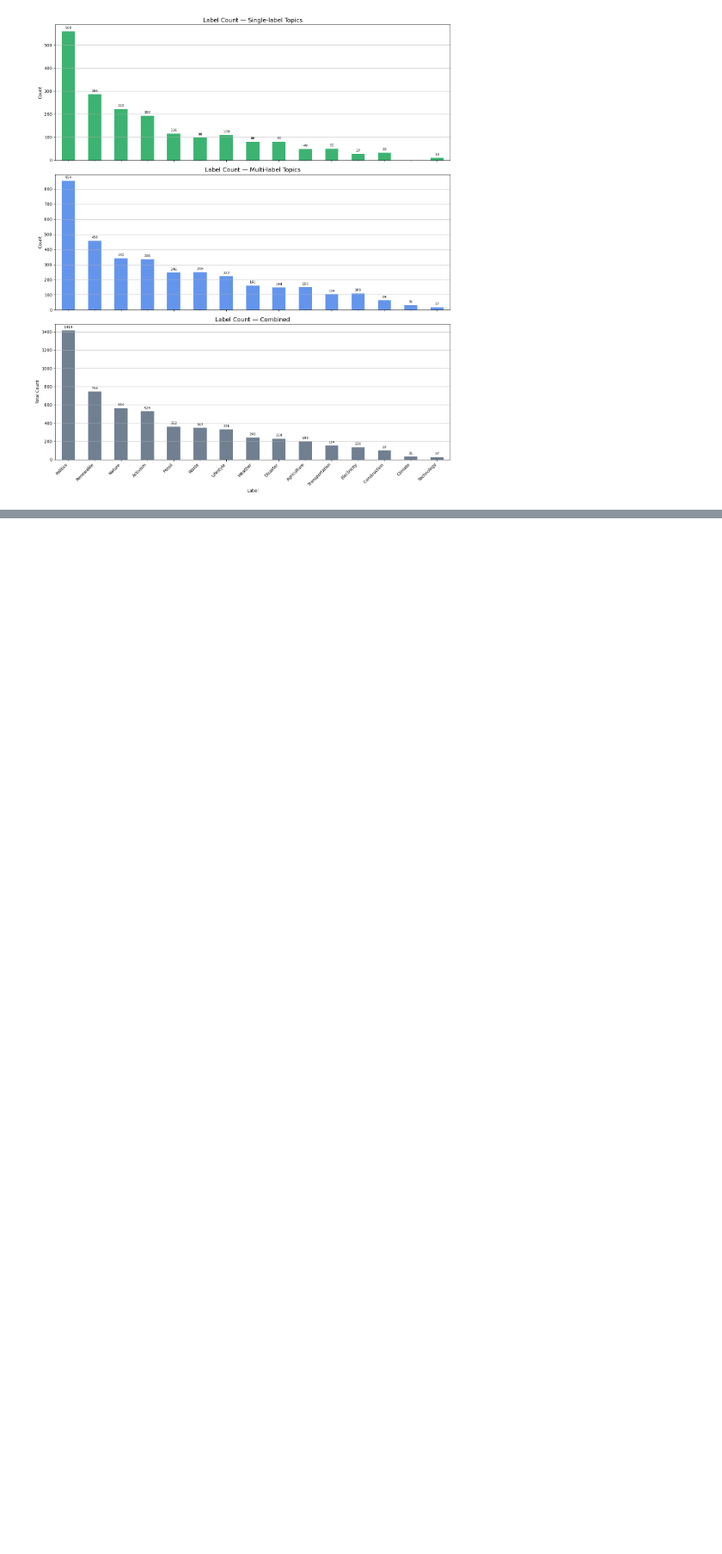
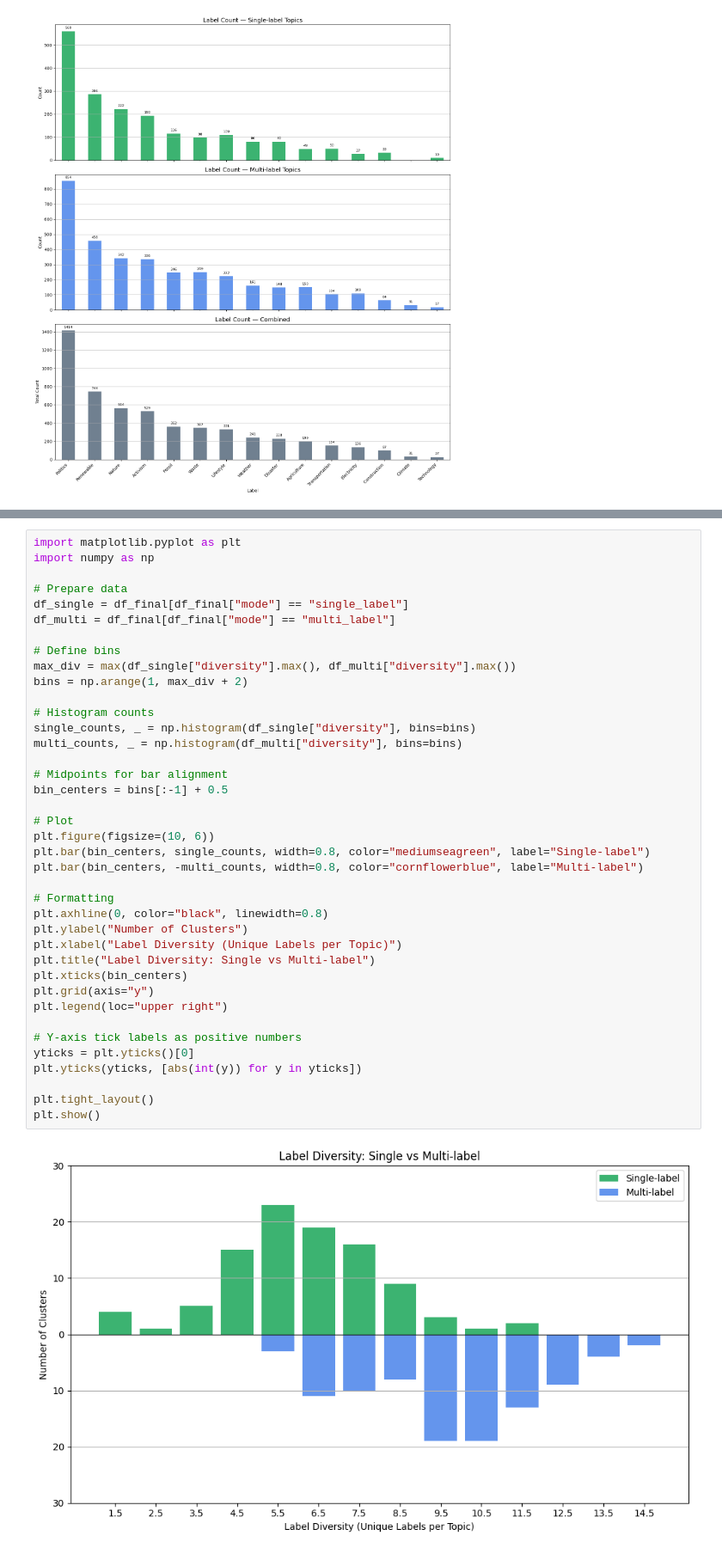
Before and after one commit to TobiasMichelsen/Climate-Discourse-on-Bluesky---Bachelor-Project, a Jupyter notebook: EDA/GPT_EDA/Label_Distributions.ipynb, the cells around one changed output, grey strips where cells are left out. Shown: that part at 86% size. Drawn from its saved outputs; the diff is of its cells as text; blank space fills up the shorter version.

```diff
--- a/EDA/GPT_EDA/Label_Distributions.ipynb
+++ b/EDA/GPT_EDA/Label_Distributions.ipynb
@@ -289,0 +334,41 @@ plt.show()
+# %%
+import matplotlib.pyplot as plt
+import numpy as np
+
+# Prepare data
+df_single = df_final[df_final["mode"] == "single_label"]
+df_multi = df_final[df_final["mode"] == "multi_label"]
+
+# Define bins
+max_div = max(df_single["diversity"].max(), df_multi["diversity"].max())
+bins = np.arange(1, max_div + 2)
+
+# Histogram counts
+single_counts, _ = np.histogram(df_single["diversity"], bins=bins)
+multi_counts, _ = np.histogram(df_multi["diversity"], bins=bins)
+
+# Midpoints for bar alignment
+bin_centers = bins[:-1] + 0.5
+
+# Plot
+plt.figure(figsize=(10, 6))
+plt.bar(bin_centers, single_counts, width=0.8, color="mediumseagreen", label="Single-label")
+plt.bar(bin_centers, -multi_counts, width=0.8, color="cornflowerblue", label="Multi-label")
+
+# Formatting
+plt.axhline(0, color="black", linewidth=0.8)
+plt.ylabel("Number of Clusters")
+plt.xlabel("Label Diversity (Unique Labels per Topic)")
+plt.title("Label Diversity: Single vs Multi-label")
+plt.xticks(bin_centers)
+plt.grid(axis="y")
+plt.legend(loc="upper right")
+
+# Y-axis tick labels as positive numbers
+yticks = plt.yticks()[0]
+plt.yticks(yticks, [abs(int(y)) for y in yticks])
+
+plt.tight_layout()
+plt.show()
+# %% [output]
+[figure, added]
```
Also changed, not shown: parts of 12 cells of this notebook, 2 other files.
